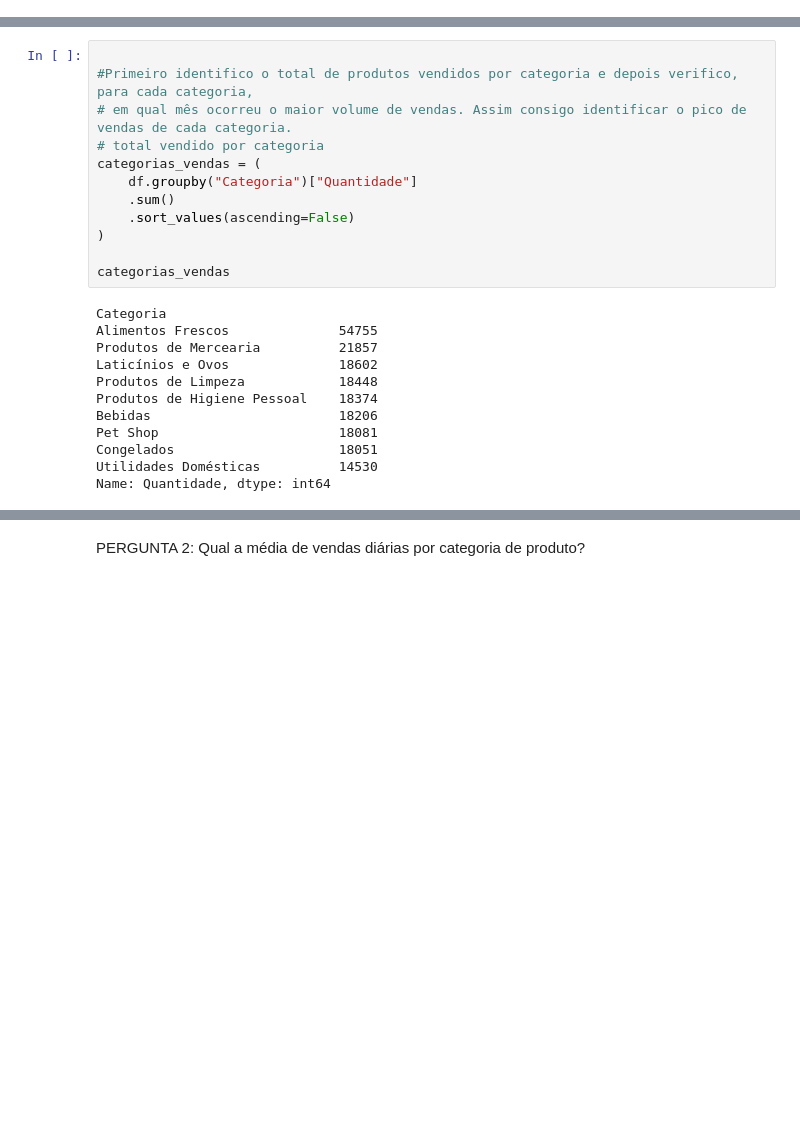
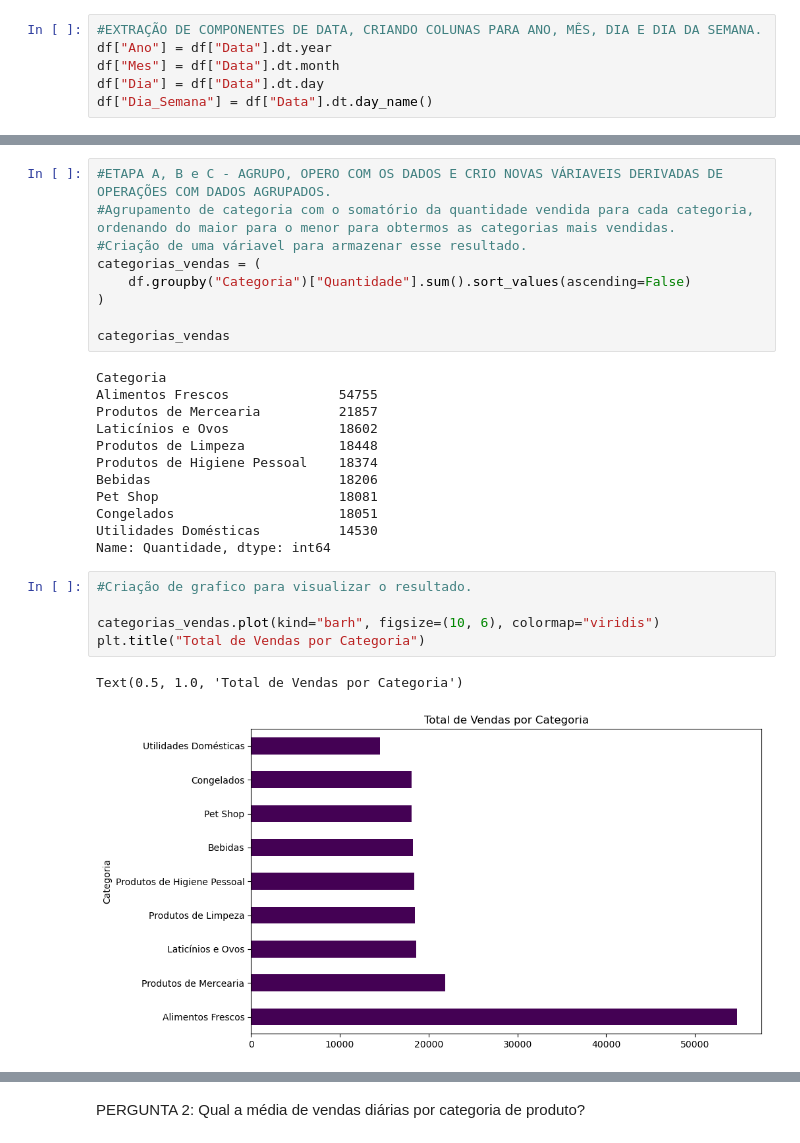
Before and after one commit to denisemasar/analise_vendas, a Jupyter notebook: analise_vendas.ipynb, the cells around one changed output, grey strips where cells are left out. Saved outputs shown, nothing was run; the diff lists cells and outputs as text; blank space fills up the shorter version.

```diff
--- a/analise_vendas.ipynb
+++ b/analise_vendas.ipynb
@@ -167,0 +142,6 @@ df.head()
+# %%
+#EXTRAÇÃO DE COMPONENTES DE DATA, CRIANDO COLUNAS PARA ANO, MÊS, DIA E DIA DA SEMANA.
+df["Ano"] = df["Data"].dt.year
+df["Mes"] = df["Data"].dt.month
+df["Dia"] = df["Data"].dt.day
+df["Dia_Semana"] = df["Data"].dt.day_name()
@@ -170,14 +152,11 @@ LISTA DE EXERCÍCIOS
 # %% [markdown]
 Pergunta 1: Quais foram as categorias produtos mais vendidos e em quais meses eles tiveram o maior pico de vendas?
 # %%
-
-#Primeiro identifico o total de produtos vendidos por categoria e depois verifico, para cada categoria,
-# em qual mês ocorreu o maior volume de vendas. Assim consigo identificar o pico de vendas de cada categoria.
-# total vendido por categoria
+#ETAPA A, B e C - AGRUPO, OPERO COM OS DADOS E CRIO NOVAS VÁRIAVEIS DERIVADAS DE OPERAÇÕES COM DADOS AGRUPADOS.
+#Agrupamento de categoria com o somatório da quantidade vendida para cada categoria, ordenando do maior para o menor para obtermos as categorias mais vendidas.
+#Criação de uma váriavel para armazenar esse resultado.
 categorias_vendas = (
-    df.groupby("Categoria")["Quantidade"]
-    .sum()
-    .sort_values(ascending=False)
+    df.groupby("Categoria")["Quantidade"].sum().sort_values(ascending=False)
 )
 
 categorias_vendas
@@ -193,4 +172,12 @@ Pet Shop                       18081
 Congelados                     18051
 Utilidades Domésticas          14530
 Name: Quantidade, dtype: int64
+# %%
+#Criação de grafico para visualizar o resultado.
+
+categorias_vendas.plot(kind="barh", figsize=(10, 6), colormap="viridis")
+plt.title("Total de Vendas por Categoria")
+# %% [output]
+Text(0.5, 1.0, 'Total de Vendas por Categoria')
+[figure, added]
 # %%
```
Also changed, not shown: parts of 28 cells of this notebook, 1 other file.
